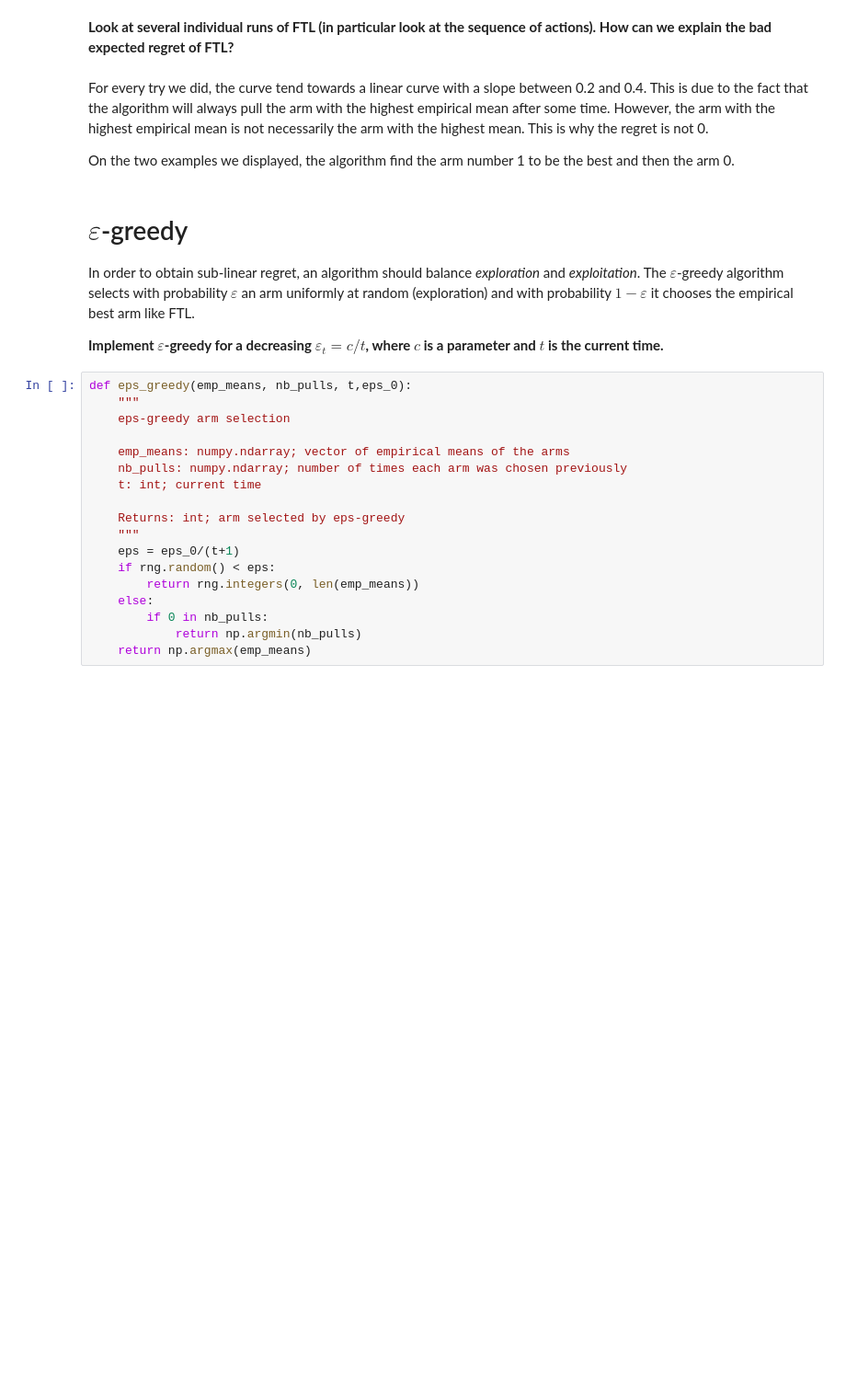
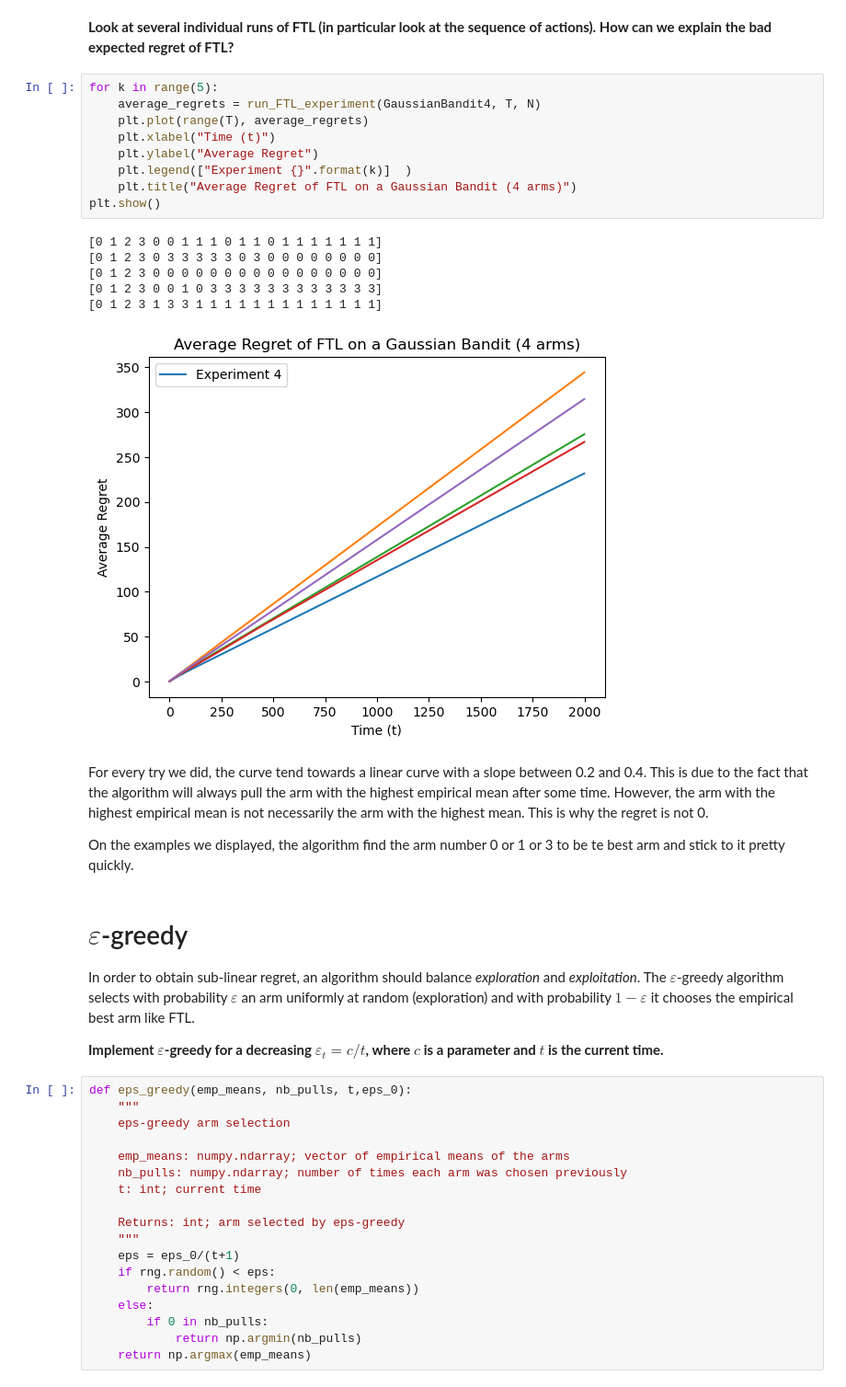
Before and after one commit to benech17/Reinforcement-Learning-SDIA, a Jupyter notebook: TP3/Bandit_merged.ipynb, the cells around one changed output. Shown: that part at 92% size. Drawn from its saved outputs; the diff is of its cells as text; blank space fills up the shorter version.

```diff
--- a/TP3/Bandit_merged.ipynb
+++ b/TP3/Bandit_merged.ipynb
@@ -206,9 +183,25 @@ plt.show()
 # %% [markdown]
 **Look at several individual runs of FTL (in particular look at the sequence of actions). How can we explain the bad expected regret of FTL?**
+# %%
+for k in range(5):
+    average_regrets = run_FTL_experiment(GaussianBandit4, T, N)
+    plt.plot(range(T), average_regrets)
+    plt.xlabel("Time (t)")
+    plt.ylabel("Average Regret")
+    plt.legend(["Experiment {}".format(k)]  )
+    plt.title("Average Regret of FTL on a Gaussian Bandit (4 arms)")
+plt.show()
+# %% [output]
+[0 1 2 3 0 0 1 1 1 0 1 1 0 1 1 1 1 1 1 1]
+[0 1 2 3 0 3 3 3 3 3 0 3 0 0 0 0 0 0 0 0]
+[0 1 2 3 0 0 0 0 0 0 0 0 0 0 0 0 0 0 0 0]
+[0 1 2 3 0 0 1 0 3 3 3 3 3 3 3 3 3 3 3 3]
+[0 1 2 3 1 3 3 1 1 1 1 1 1 1 1 1 1 1 1 1]
+[figure, added]
 # %% [markdown]
 For every try we did, the curve tend towards a linear curve with a slope between 0.2 and 0.4. This is due to the fact that the algorithm will always pull the arm with the highest empirical mean after some time. However, the arm with the highest empirical mean is not necessarily the arm with the highest mean. This is why the regret is not 0.
 
-On the two examples we displayed, the algorithm find the arm number 1 to be the best and then the arm 0.
+On the examples we displayed, the algorithm find the arm number 0 or 1 or 3 to be te best arm and stick to it pretty quickly.
 # %% [markdown]
 # $\varepsilon$-greedy
 
```
Also changed, not shown: parts of 14 cells of this notebook.
